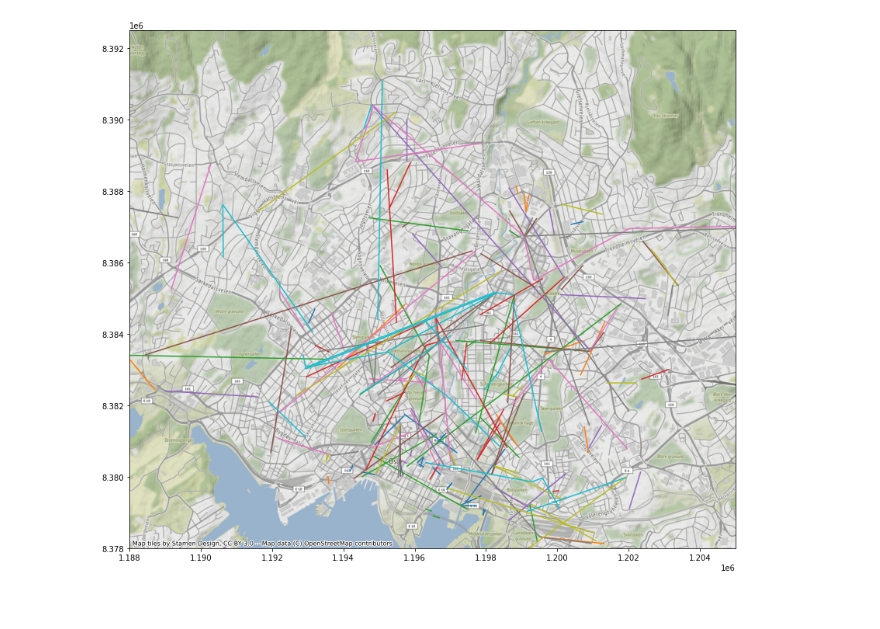
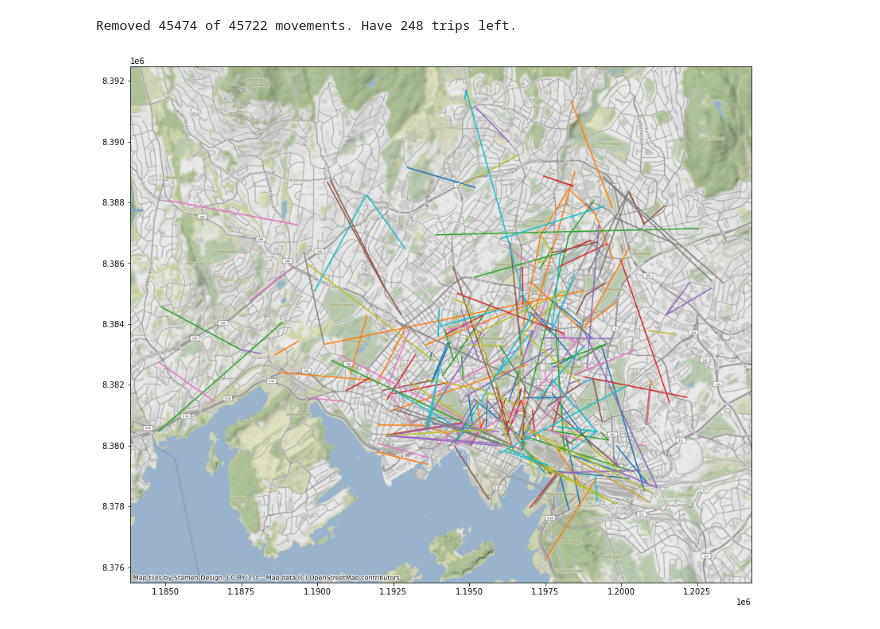
Before and after one commit to gimse/biketracker, a Jupyter notebook: location-data-cleaner/find_trips.ipynb, the cells around one changed output. Drawn from its saved outputs; the diff is of its cells as text; code cells hidden in the pictures.

```diff
--- a/location-data-cleaner/find_trips.ipynb
+++ b/location-data-cleaner/find_trips.ipynb
@@ -82,8 +65,11 @@ Name: geometry, dtype: geometry
 # %%
-# store as a GeodataFrame and add 'ID' as a column (currently stored as the 'index')
-lines = gpd.GeoDataFrame(lines, geometry='geometry', crs="EPSG:3857")
-lines.reset_index(inplace=True)
+oslo=gpd.read_file('oslo_geojson/oslo.geojson',crs=4326)
+bike_locations_in_oslo = sjoin(bike_locations,oslo, how='left')
+bike_locations_in_oslo.dropna(subset = ["index_right"], inplace=True)
+lines_in_oslo = bike_locations_in_oslo.to_crs(epsg=3857).groupby(['id'])['geometry'].apply(lambda x:  LineString(x.tolist()))#LineString(x.tolist())
+lines_in_oslo = gpd.GeoDataFrame(lines_in_oslo, geometry='geometry', crs="EPSG:3857")
+lines_in_oslo.reset_index(inplace=True)
 f, ax1 = plt.subplots(1, figsize=(14, 14))
-ax1=lines.plot(column='id',ax=ax1)
+ax1=lines_in_oslo.plot(column='id',ax=ax1)
 cx.add_basemap(ax1)
 # %% [output]
@@ -91,7 +76,0 @@ cx.add_basemap(ax1)
-# %%
-# store as a GeodataFrame and add 'ID' as a column (currently stored as the 'index')
-f, ax3 = plt.subplots(1, figsize=(14, 14))
-ax3=lines.plot(column='id',ax=ax3)
-ax3.set_xlim(1190000-2000, 1195000+10000)
-ax3.set_ylim(8380000-2000, 8382500+10000)
-cx.add_basemap(ax3)
@@ -100,5 +77,5 @@ cx.add_basemap(ax3)
 # %%
-bike_locations_sorted=bike_locations.sort_values(by=['id','datetime'])
+bike_locations_sorted=bike_locations_in_oslo.sort_values(by=['id','datetime'])
 bike_locations_sorted=bike_locations_sorted.to_crs(epsg=5234)
 bike_locations_sorted.head()
 # %% [output]
@@ -173,9 +132,14 @@ trips.head(10)
+# %%
+#Removing short movements.
+trips=movements[movements['meters_to_next_point']>100].copy()
+trips.to_crs(4326,inplace=True)
+print('Removed', len(movements)-len(trips),'of',len(movements), 'movements.','Have',len(trips), 'trips left.')
+# %% [output]
+Removed 45474 of 45722 movements. Have 248 trips left.
 # %%
 # store as a GeodataFrame and add 'ID' as a column (currently stored as the 'index')
 f, ax5 = plt.subplots(1, figsize=(14, 14))
-ax5=trips.plot(column='id',ax=ax5)
-ax5.set_xlim(1190000-2000, 1195000+10000)
-ax5.set_ylim(8380000-2000, 8382500+10000)
+ax5=trips.to_crs(3857).plot(column='id',ax=ax5)
 cx.add_basemap(ax5)
 # %% [output]
-[figure, old version]
+[figure, new version]
```
Also changed, not shown: parts of 17 cells of this notebook, 3 other files.
